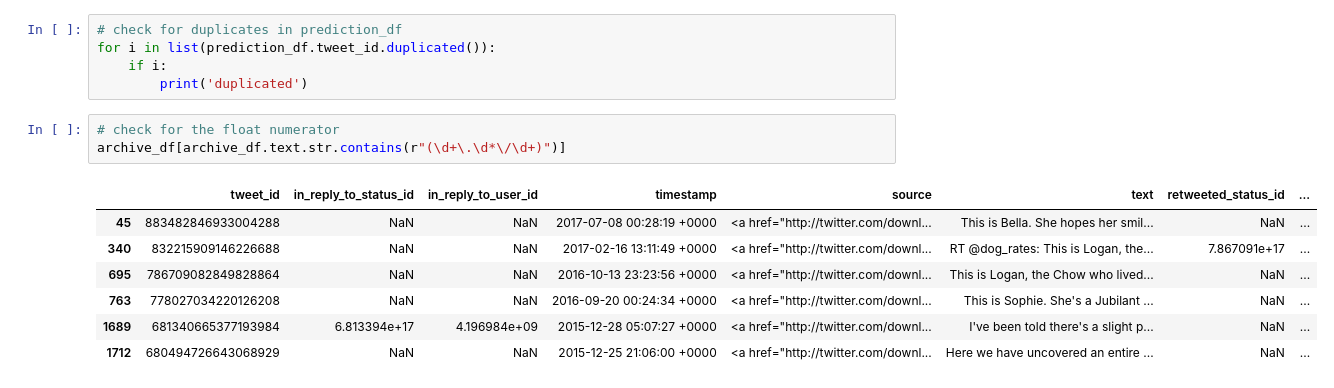
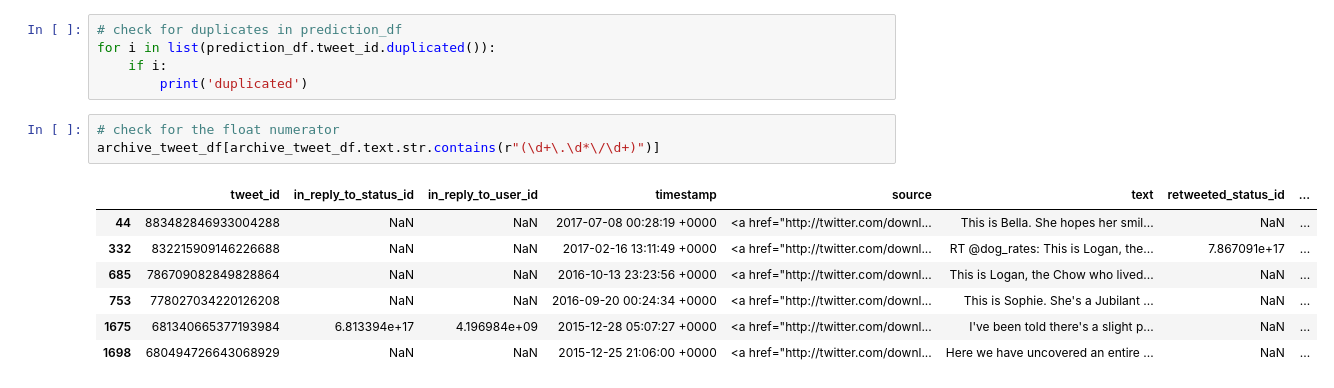
Before and after one commit to marooned20/Udacity-Data-Wrangling, a Jupyter notebook: wrangle_act.ipynb, the cells around one changed output. Saved outputs shown, nothing was run; the diff lists cells and outputs as text.

```diff
--- a/wrangle_act.ipynb
+++ b/wrangle_act.ipynb
@@ -234,12 +387,12 @@ for i in list(prediction_df.tweet_id.duplicated()):
         print('duplicated')
 # %%
 # check for the float numerator
-archive_df[archive_df.text.str.contains(r"(\d+\.\d*\/\d+)")]
+archive_tweet_df[archive_tweet_df.text.str.contains(r"(\d+\.\d*\/\d+)")]
 # %% [output]
 |  | tweet_id | in_reply_to_status_id | in_reply_to_user_id | timestamp | source | text | retweeted_status_id | ... |
-| 45 | 883482846933004288 | NaN | NaN | 2017-07-08 00:28:19 +0000 | <a href="http://twitter.com/downl... | This is Bella. She hopes her smil... | NaN | ... |
-| 340 | 832215909146226688 | NaN | NaN | 2017-02-16 13:11:49 +0000 | <a href="http://twitter.com/downl... | RT @dog_rates: This is Logan, the... | 7.867091e+17 | ... |
-| 695 | 786709082849828864 | NaN | NaN | 2016-10-13 23:23:56 +0000 | <a href="http://twitter.com/downl... | This is Logan, the Chow who lived... | NaN | ... |
-| 763 | 778027034220126208 | NaN | NaN | 2016-09-20 00:24:34 +0000 | <a href="http://twitter.com/downl... | This is Sophie. She's a Jubilant ... | NaN | ... |
-| 1689 | 681340665377193984 | 6.813394e+17 | 4.196984e+09 | 2015-12-28 05:07:27 +0000 | <a href="http://twitter.com/downl... | I've been told there's a slight p... | NaN | ... |
-| 1712 | 680494726643068929 | NaN | NaN | 2015-12-25 21:06:00 +0000 | <a href="http://twitter.com/downl... | Here we have uncovered an entire ... | NaN | ... |
+| 44 | 883482846933004288 | NaN | NaN | 2017-07-08 00:28:19 +0000 | <a href="http://twitter.com/downl... | This is Bella. She hopes her smil... | NaN | ... |
+| 332 | 832215909146226688 | NaN | NaN | 2017-02-16 13:11:49 +0000 | <a href="http://twitter.com/downl... | RT @dog_rates: This is Logan, the... | 7.867091e+17 | ... |
+| 685 | 786709082849828864 | NaN | NaN | 2016-10-13 23:23:56 +0000 | <a href="http://twitter.com/downl... | This is Logan, the Chow who lived... | NaN | ... |
+| 753 | 778027034220126208 | NaN | NaN | 2016-09-20 00:24:34 +0000 | <a href="http://twitter.com/downl... | This is Sophie. She's a Jubilant ... | NaN | ... |
+| 1675 | 681340665377193984 | 6.813394e+17 | 4.196984e+09 | 2015-12-28 05:07:27 +0000 | <a href="http://twitter.com/downl... | I've been told there's a slight p... | NaN | ... |
+| 1698 | 680494726643068929 | NaN | NaN | 2015-12-25 21:06:00 +0000 | <a href="http://twitter.com/downl... | Here we have uncovered an entire ... | NaN | ... |
```
Also changed, not shown: parts of 48 cells of this notebook.
